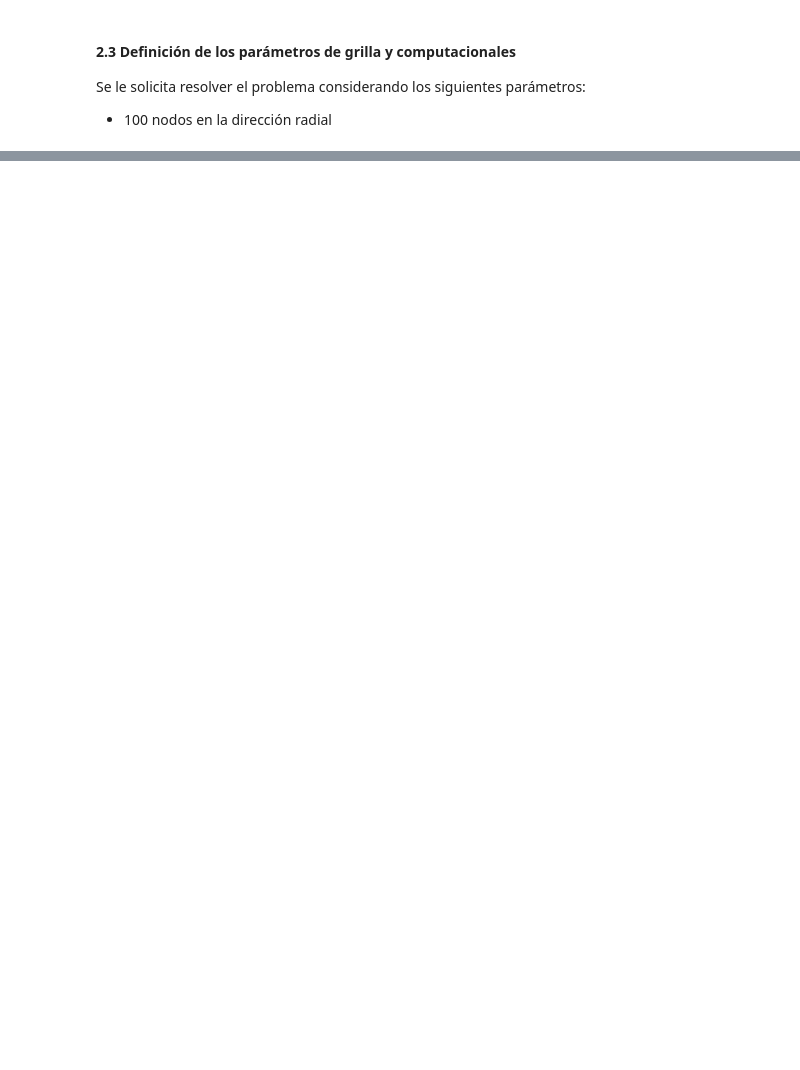
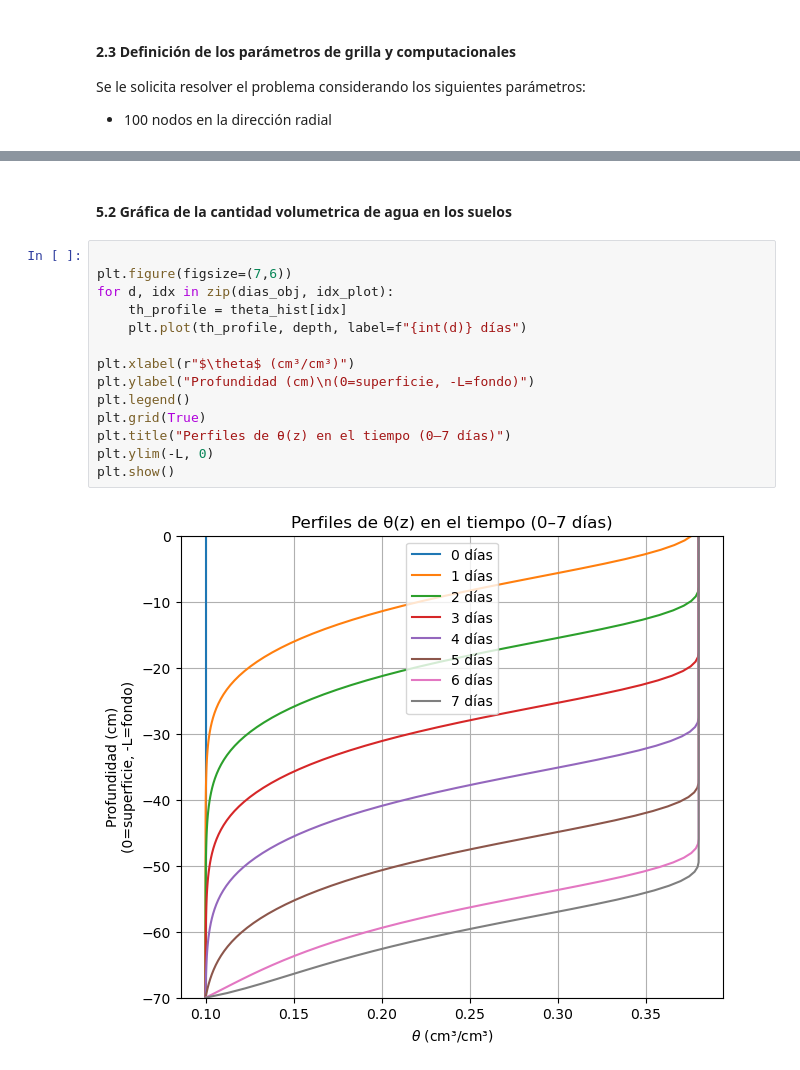
Before and after one commit to Shafagan/Transporte_de_Contaminantes_IIQ2003_25, a Jupyter notebook: Richards_conservative.ipynb, the cells around one changed output, grey strips where cells are left out. Saved outputs shown, nothing was run; the diff lists cells and outputs as text; blank space fills up the shorter version.

```diff
--- a/Richards_conservative.ipynb
+++ b/Richards_conservative.ipynb
@@ -380,0 +540,18 @@ t_vec, h_hist = FTCS(tiempos, h_init, params, q_0, h_fondo)
+# %% [markdown]
+#### 5.2 Gráfica de la cantidad volumetrica de agua en los suelos
+# %%
+
+plt.figure(figsize=(7,6))
+for d, idx in zip(dias_obj, idx_plot):
+    th_profile = theta_hist[idx]
+    plt.plot(th_profile, depth, label=f"{int(d)} días")
+
+plt.xlabel(r"$\theta$ (cm³/cm³)")
+plt.ylabel("Profundidad (cm)\n(0=superficie, -L=fondo)")
+plt.legend()
+plt.grid(True)
+plt.title("Perfiles de θ(z) en el tiempo (0–7 días)")
+plt.ylim(-L, 0)
+plt.show()
+# %% [output]
+[figure, added]
```
Also changed, not shown: parts of 32 cells of this notebook.
